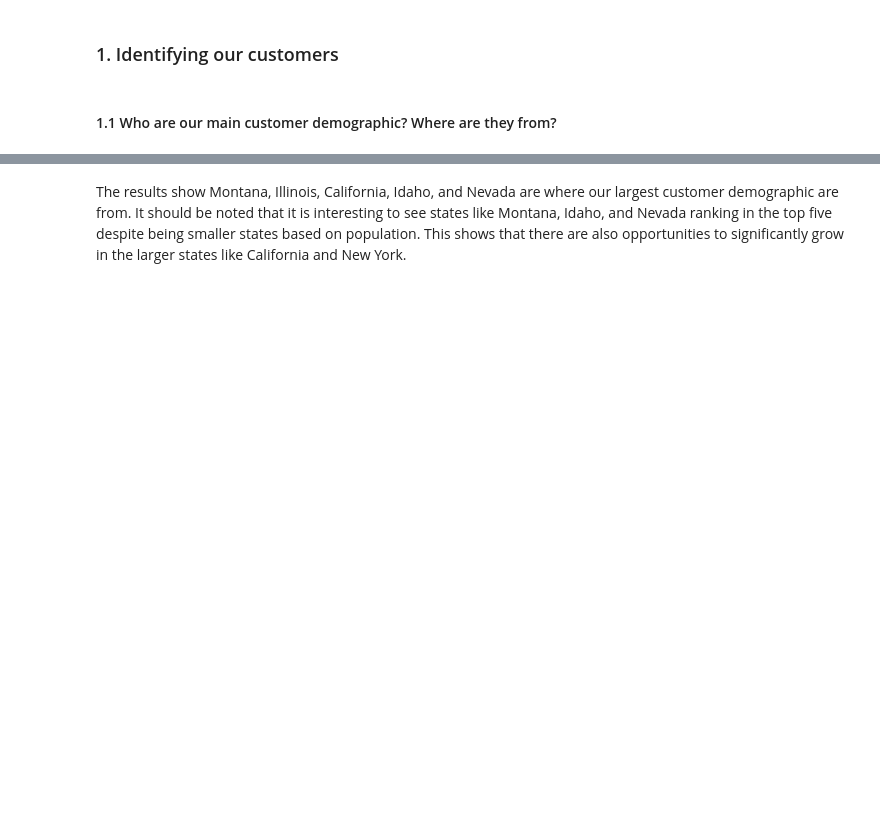
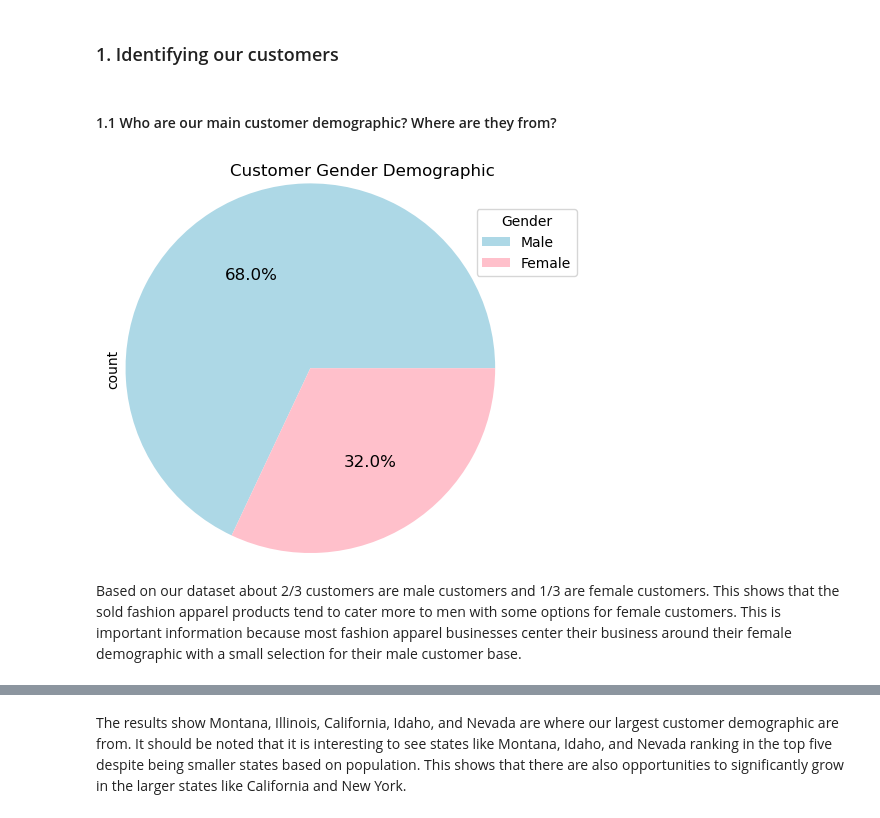
Before and after one commit to jasondo-da/shopping_behavior_analysis, a Jupyter notebook: shopping_behavior_analysis.ipynb, the cells around one changed output, grey strips where cells are left out. Cells and saved outputs as stored; diff of their text form; code cells hidden in the pictures; blank space fills up the shorter version.

```diff
--- a/shopping_behavior_analysis.ipynb
+++ b/shopping_behavior_analysis.ipynb
@@ -274,16 +518,23 @@ df.head()
 # %%
 # Since this is a fashion apparel business, the first key demographic characteristic is gender
 # We need to find out if we cater to men, women, or both since products and marketing
 # can vary depending on who is our main demographic.
 
 df['gender'].value_counts().plot(kind='pie',
                                  autopct='%1.1f%%',
                                  colors=['lightblue', 'pink'],
+                                 fontsize=12,
+                                 labels=['', ''],
                                  radius=1.25)
-plt.title('Customer Gender Demographic')
-plt.legend(title='Gender',
-           loc=[-0.05,0])
+plt.title('Customer Gender Demographic', loc='right')
+plt.legend(['Male', 'Female'],
+           title='Gender',
+           loc=[0.95,.75])
 plt.show()
+# %% [output]
+[figure, added]
+# %% [markdown]
+Based on our dataset about 2/3 customers are male customers and 1/3 are female customers. This shows that the sold fashion apparel products tend to cater more to men with some options for female customers. This is important information because most fashion apparel businesses center their business around their female demographic with a small selection for their male customer base.
 # %%
 sns.boxplot(df, x=df['gender'], y=df['age'], palette=['lightblue', 'pink'])
 plt.title('Age Boxplot')
```
Also changed, not shown: parts of 73 cells of this notebook.
